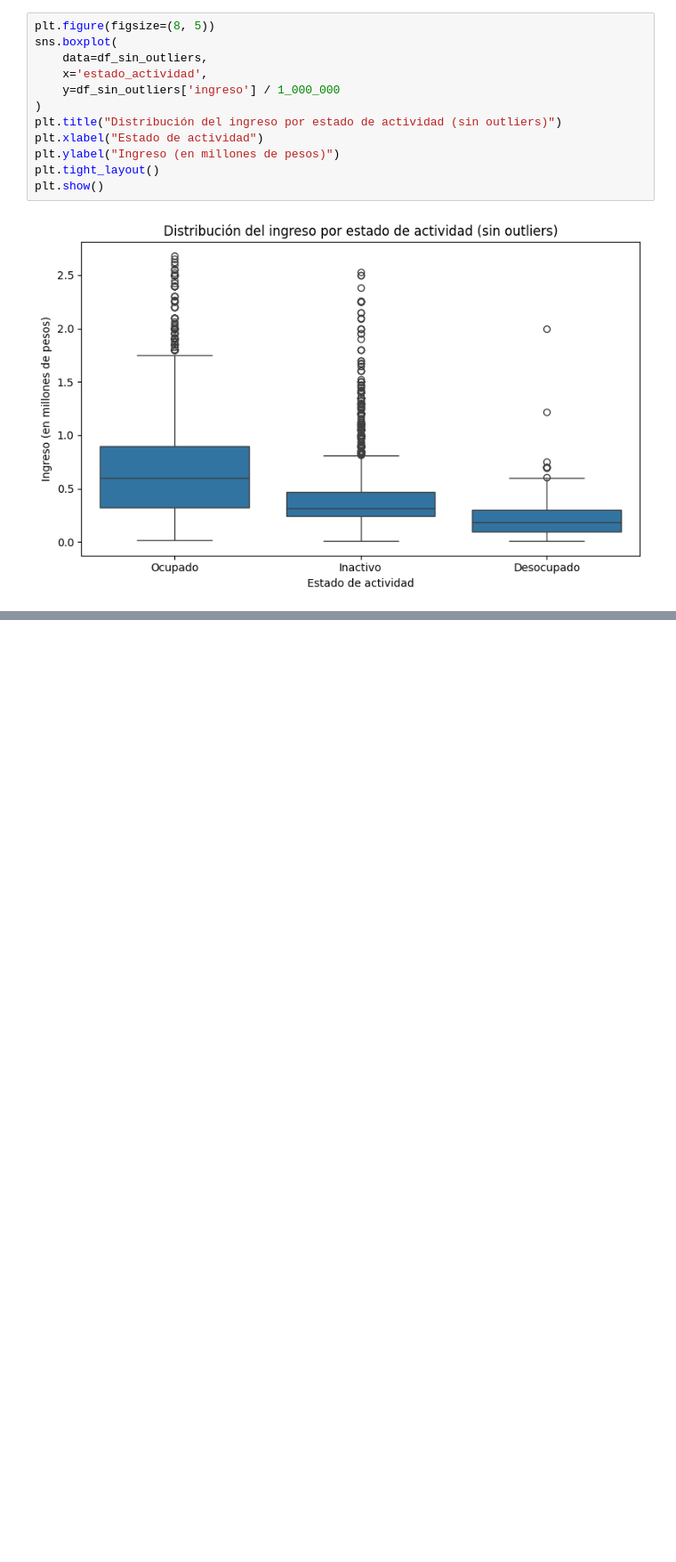
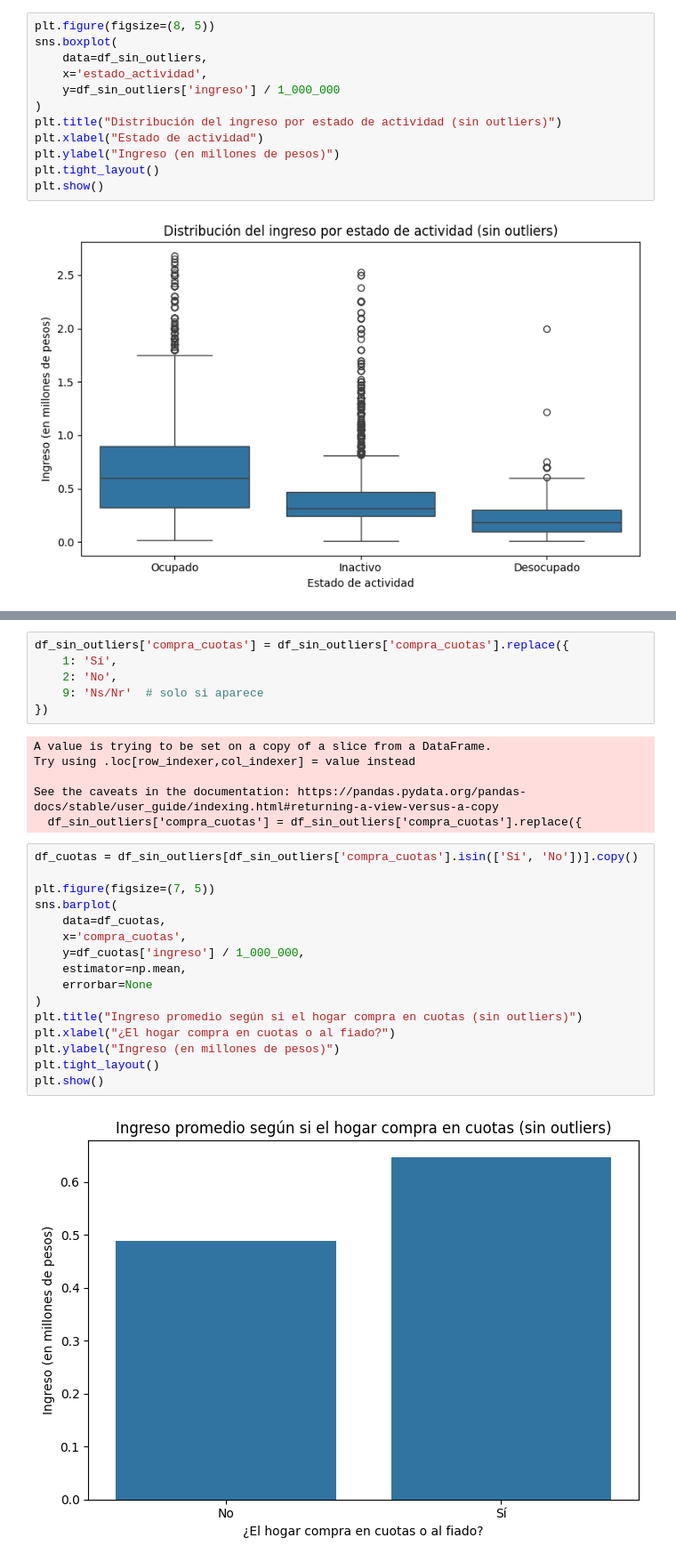
Before and after one commit to LMatiPerez/AnalisisDeDatosI_G5, a Jupyter notebook: procesamiento_bases.ipynb, the cells around one changed output, grey strips where cells are left out. Shown at 89% size. Saved outputs shown, nothing was run; the diff lists cells and outputs as text; blank space fills up the shorter version.

```diff
--- a/procesamiento_bases.ipynb
+++ b/procesamiento_bases.ipynb
@@ -461,0 +485,30 @@ Luego, se analizarán variables que provienen de la base de hogares. En esos cas
+# %%
+df_sin_outliers['compra_cuotas'] = df_sin_outliers['compra_cuotas'].replace({
+    1: 'Sí',
+    2: 'No',
+    9: 'Ns/Nr'  # solo si aparece
+})
+# %% [output]
+A value is trying to be set on a copy of a slice from a DataFrame.
+Try using .loc[row_indexer,col_indexer] = value instead
+
+See the caveats in the documentation: https://pandas.pydata.org/pandas-docs/stable/user_guide/indexing.html#returning-a-view-versus-a-copy
+  df_sin_outliers['compra_cuotas'] = df_sin_outliers['compra_cuotas'].replace({
+# %%
+df_cuotas = df_sin_outliers[df_sin_outliers['compra_cuotas'].isin(['Sí', 'No'])].copy()
+
+plt.figure(figsize=(7, 5))
+sns.barplot(
+    data=df_cuotas,
+    x='compra_cuotas',
+    y=df_cuotas['ingreso'] / 1_000_000,
+    estimator=np.mean,
+    errorbar=None
+)
+plt.title("Ingreso promedio según si el hogar compra en cuotas (sin outliers)")
+plt.xlabel("¿El hogar compra en cuotas o al fiado?")
+plt.ylabel("Ingreso (en millones de pesos)")
+plt.tight_layout()
+plt.show()
+# %% [output]
+[figure, added]
```
Also changed, not shown: parts of 10 cells of this notebook.
